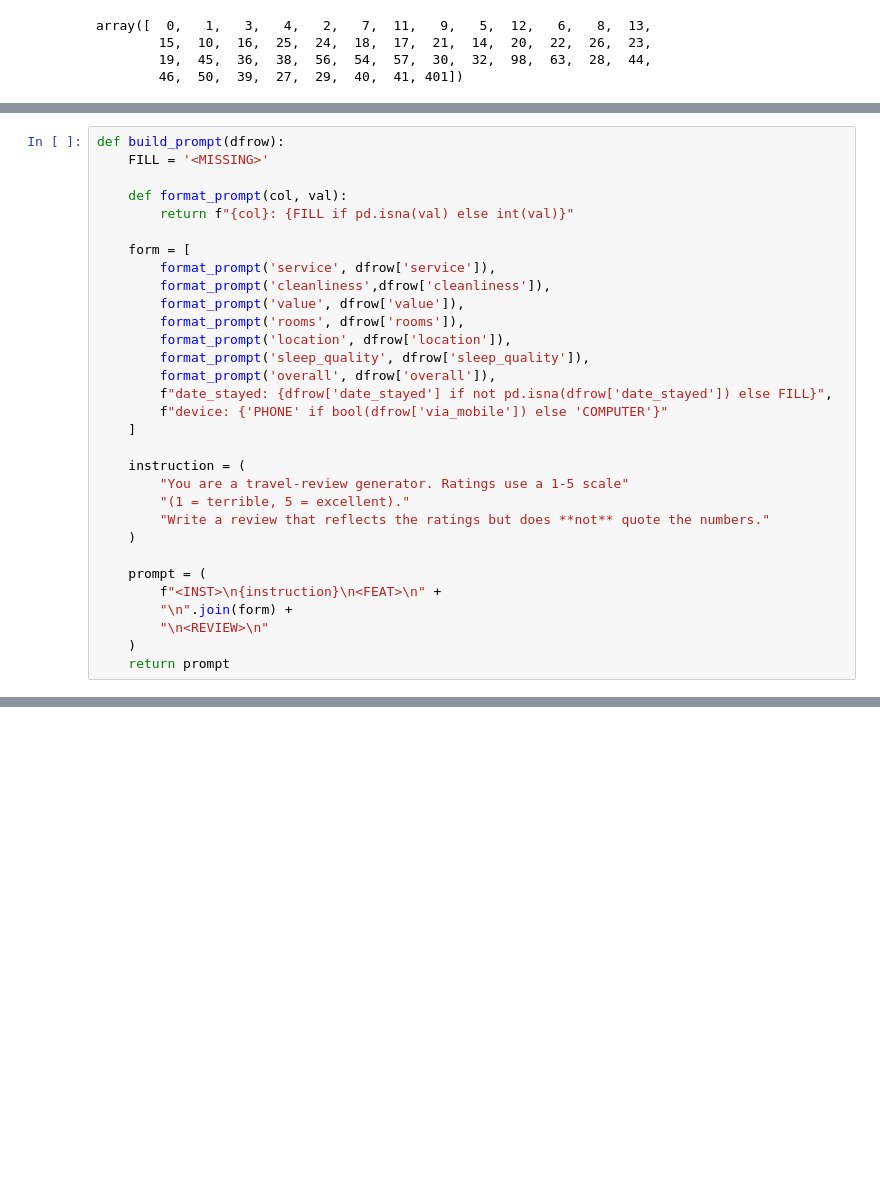
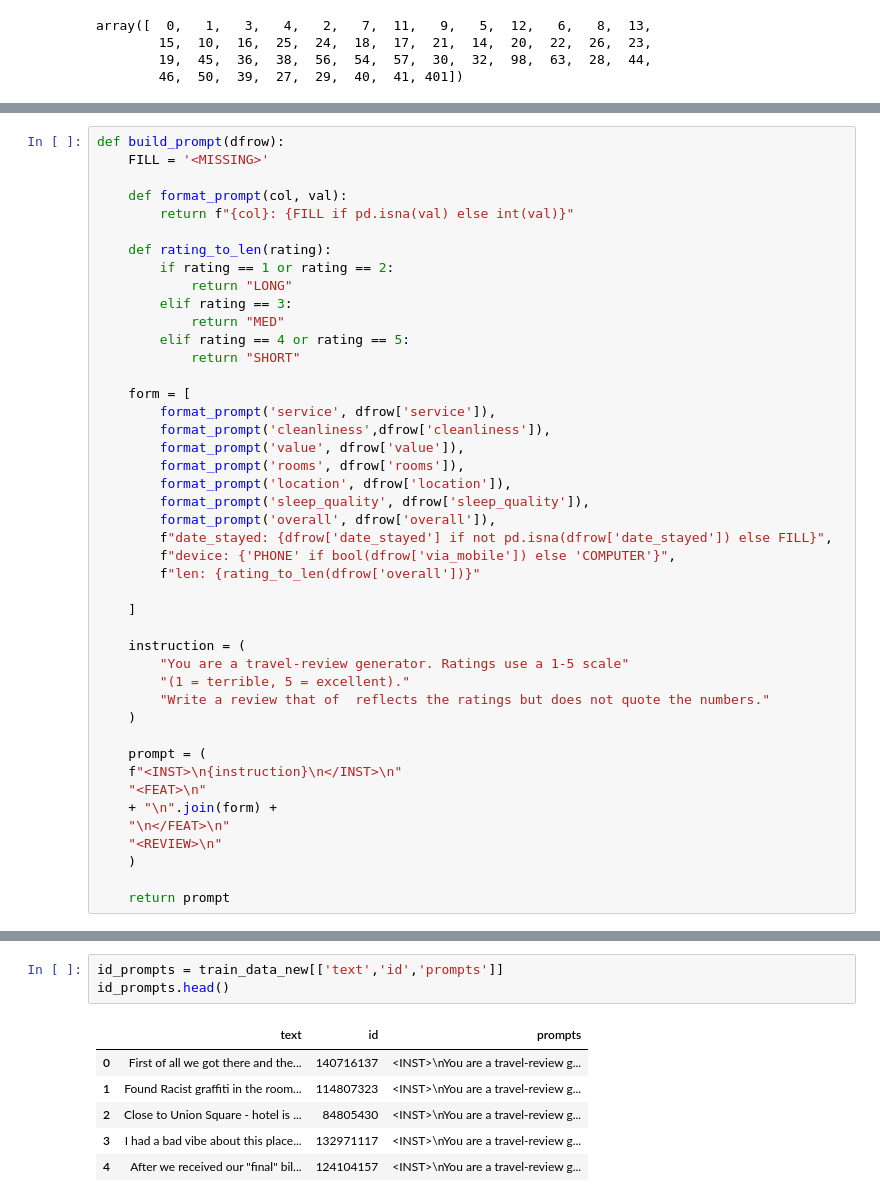
Before and after one commit to ArpanMukhopadhyay/NLP_applied, a Jupyter notebook: assignment2/ANLP_2025_S1_assignment2_a1797378_arpan_version03.ipynb, the cells around one changed output, grey strips where cells are left out. Saved outputs shown, nothing was run; the diff lists cells and outputs as text; blank space fills up the shorter version.

```diff
--- a/assignment2/ANLP_2025_S1_assignment2_a1797378_arpan_version03.ipynb
+++ b/assignment2/ANLP_2025_S1_assignment2_a1797378_arpan_version03.ipynb
@@ -535,6 +555,14 @@ def build_prompt(dfrow):
 
     def format_prompt(col, val):
         return f"{col}: {FILL if pd.isna(val) else int(val)}"
+
+    def rating_to_len(rating):
+        if rating == 1 or rating == 2:
+            return "LONG"
+        elif rating == 3:
+            return "MED"
+        elif rating == 4 or rating == 5:
+            return "SHORT"
 
     form = [
         format_prompt('service', dfrow['service']),
@@ -545,20 +573,25 @@ def build_prompt(dfrow):
         format_prompt('sleep_quality', dfrow['sleep_quality']),
         format_prompt('overall', dfrow['overall']),
         f"date_stayed: {dfrow['date_stayed'] if not pd.isna(dfrow['date_stayed']) else FILL}",
-        f"device: {'PHONE' if bool(dfrow['via_mobile']) else 'COMPUTER'}"
+        f"device: {'PHONE' if bool(dfrow['via_mobile']) else 'COMPUTER'}",
+        f"len: {rating_to_len(dfrow['overall'])}"
+
     ]
 
     instruction = (
         "You are a travel-review generator. Ratings use a 1-5 scale"
         "(1 = terrible, 5 = excellent)."
-        "Write a review that reflects the ratings but does **not** quote the numbers."
+        "Write a review that of  reflects the ratings but does not quote the numbers."
     )
 
     prompt = (
-        f"<INST>\n{instruction}\n<FEAT>\n" +
-        "\n".join(form) +
-        "\n<REVIEW>\n"
+    f"<INST>\n{instruction}\n</INST>\n"
+    "<FEAT>\n"
+    + "\n".join(form) +
+    "\n</FEAT>\n"
+    "<REVIEW>\n"
     )
+
     return prompt
 # %%
 train_data_new['prompts'] = train_data_new.apply(build_prompt, axis=1)
@@ -567,0 +610,10 @@ train_data_new['prompts'][0]
+# %%
+id_prompts = train_data_new[['text','id','prompts']]
+id_prompts.head()
+# %% [output]
+|  | text | id | prompts |
+| 0 | First of all we got there and the... | 140716137 | <INST>\nYou are a travel-review g... |
+| 1 | Found Racist graffiti in the room... | 114807323 | <INST>\nYou are a travel-review g... |
+| 2 | Close to Union Square - hotel is ... | 84805430 | <INST>\nYou are a travel-review g... |
+| 3 | I had a bad vibe about this place... | 132971117 | <INST>\nYou are a travel-review g... |
+| 4 | After we received our "final" bil... | 124104157 | <INST>\nYou are a travel-review g... |
```
Also changed, not shown: parts of 19 cells of this notebook, 1 other file.
